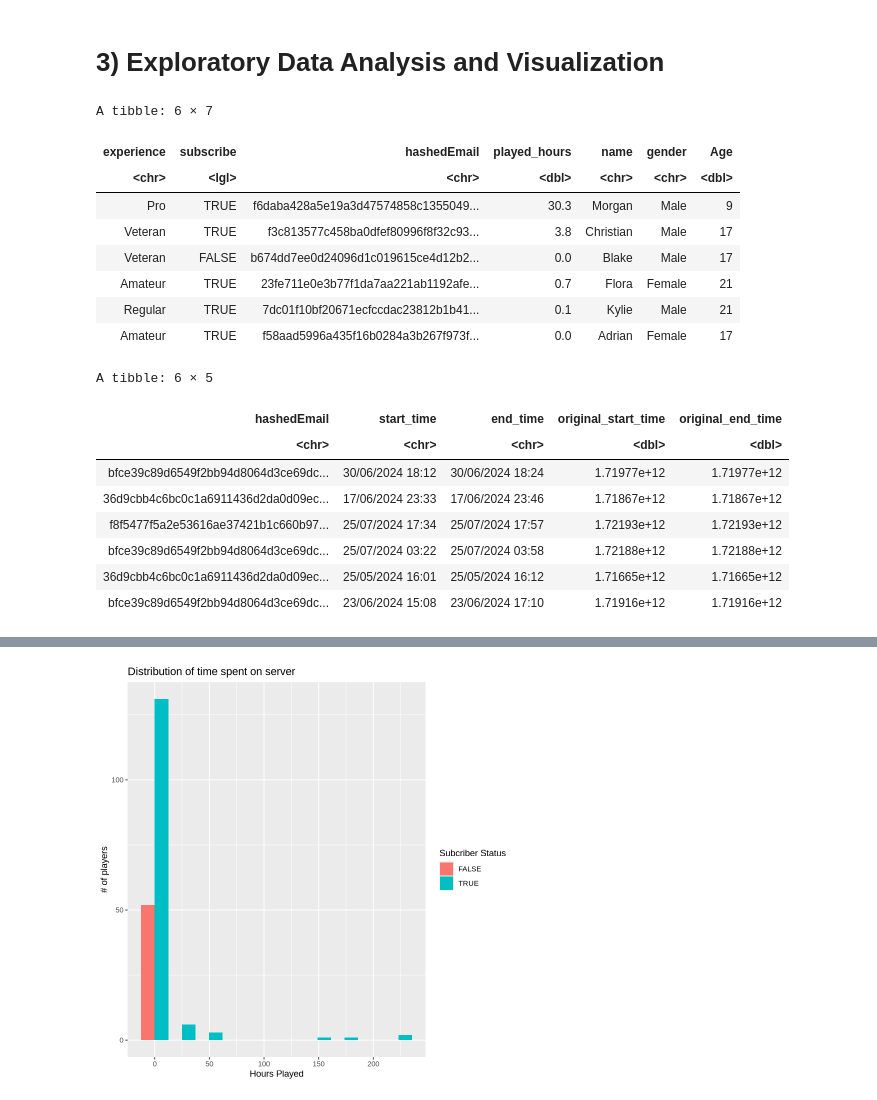
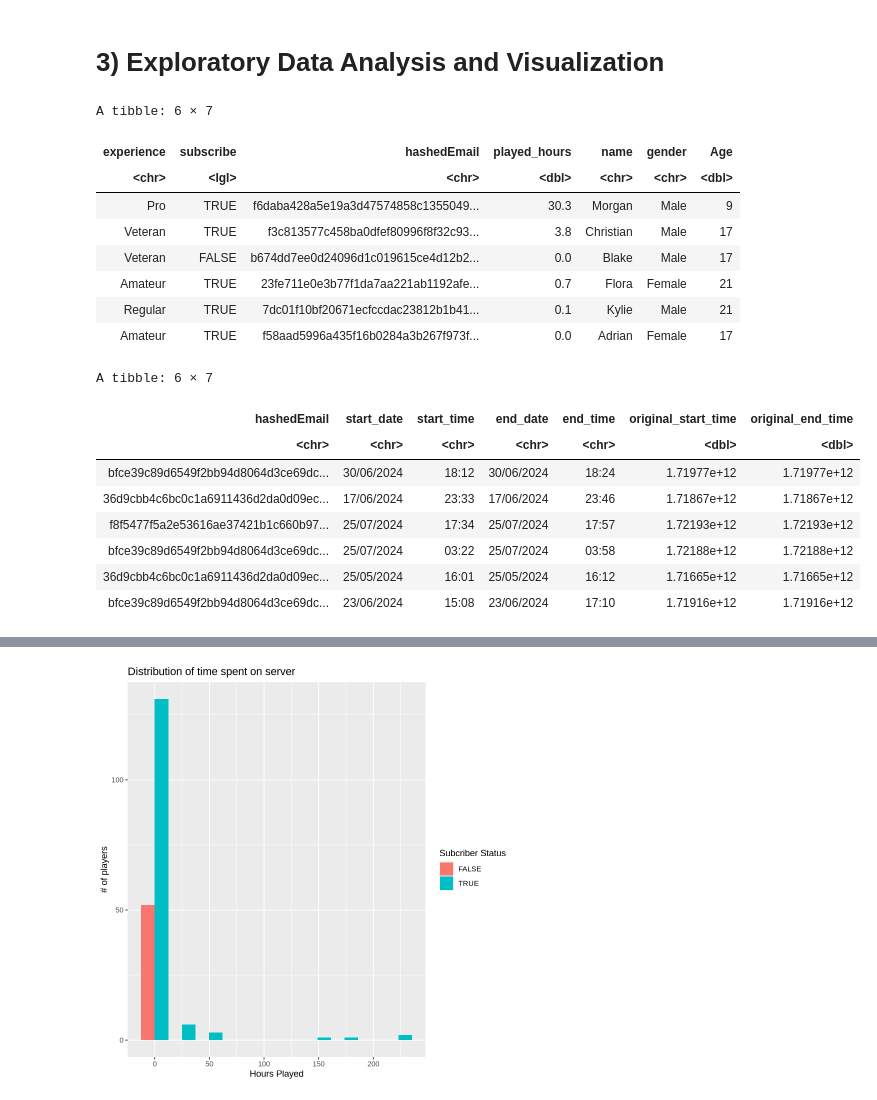
Before and after one commit to ellakiciman/dsci100_project_individual, a Jupyter notebook: project_individual.ipynb, the cells around one changed output, grey strips where cells are left out. Cells and saved outputs as stored; diff of their text form; code cells hidden in the pictures.

Commit message:
progress on data description +wrangling
mostly finished data description section, changed formatting to be cleaner. Also experimented with wrangling the sessions data to be slightly cleaner.

```diff
--- a/project_individual.ipynb
+++ b/project_individual.ipynb
@@ -83,26 +126,30 @@ A tibble: 7 × 2
 **Specific question:** Can age and time played on the server predict the subscription status of a player?
 # %% [markdown]
 # 3) Exploratory Data Analysis and Visualization
+# %%
+sessions_tidy <- sessions_data |>
+    separate(col = start_time, into = c("start_date", "start_time"), sep = " ") |>
+    separate(col = end_time, into = c("end_date", "end_time"), sep = " ")
 # %%
 #Showing that datasets can be loaded in
 head(players_data)
-head(sessions_data)
+head(sessions_tidy)
 # %% [output]
 A tibble: 6 × 7
 | experience | subscribe | hashedEmail | played_hours | name | gender | Age |
 | <chr> | <lgl> | <chr> | <dbl> | <chr> | <chr> | <dbl> |
 | Pro | TRUE | f6daba428a5e19a3d47574858c1355049... | 30.3 | Morgan | Male | 9 |
 | Veteran | TRUE | f3c813577c458ba0dfef80996f8f32c93... | 3.8 | Christian | Male | 17 |
 | Veteran | FALSE | b674dd7ee0d24096d1c019615ce4d12b2... | 0.0 | Blake | Male | 17 |
 | Amateur | TRUE | 23fe711e0e3b77f1da7aa221ab1192afe... | 0.7 | Flora | Female | 21 |
 | Regular | TRUE | 7dc01f10bf20671ecfccdac23812b1b41... | 0.1 | Kylie | Male | 21 |
 | Amateur | TRUE | f58aad5996a435f16b0284a3b267f973f... | 0.0 | Adrian | Female | 17 |
-A tibble: 6 × 5
+A tibble: 6 × 7
-| hashedEmail | start_time | end_time | original_start_time | original_end_time |
-| <chr> | <chr> | <chr> | <dbl> | <dbl> |
-| bfce39c89d6549f2bb94d8064d3ce69dc... | 30/06/2024 18:12 | 30/06/2024 18:24 | 1.71977e+12 | 1.71977e+12 |
-| 36d9cbb4c6bc0c1a6911436d2da0d09ec... | 17/06/2024 23:33 | 17/06/2024 23:46 | 1.71867e+12 | 1.71867e+12 |
-| f8f5477f5a2e53616ae37421b1c660b97... | 25/07/2024 17:34 | 25/07/2024 17:57 | 1.72193e+12 | 1.72193e+12 |
-| bfce39c89d6549f2bb94d8064d3ce69dc... | 25/07/2024 03:22 | 25/07/2024 03:58 | 1.72188e+12 | 1.72188e+12 |
-| 36d9cbb4c6bc0c1a6911436d2da0d09ec... | 25/05/2024 16:01 | 25/05/2024 16:12 | 1.71665e+12 | 1.71665e+12 |
-| bfce39c89d6549f2bb94d8064d3ce69dc... | 23/06/2024 15:08 | 23/06/2024 17:10 | 1.71916e+12 | 1.71916e+12 |
+| hashedEmail | start_date | start_time | end_date | end_time | original_start_time | original_end_time |
+| <chr> | <chr> | <chr> | <chr> | <chr> | <dbl> | <dbl> |
+| bfce39c89d6549f2bb94d8064d3ce69dc... | 30/06/2024 | 18:12 | 30/06/2024 | 18:24 | 1.71977e+12 | 1.71977e+12 |
+| 36d9cbb4c6bc0c1a6911436d2da0d09ec... | 17/06/2024 | 23:33 | 17/06/2024 | 23:46 | 1.71867e+12 | 1.71867e+12 |
+| f8f5477f5a2e53616ae37421b1c660b97... | 25/07/2024 | 17:34 | 25/07/2024 | 17:57 | 1.72193e+12 | 1.72193e+12 |
+| bfce39c89d6549f2bb94d8064d3ce69dc... | 25/07/2024 | 03:22 | 25/07/2024 | 03:58 | 1.72188e+12 | 1.72188e+12 |
+| 36d9cbb4c6bc0c1a6911436d2da0d09ec... | 25/05/2024 | 16:01 | 25/05/2024 | 16:12 | 1.71665e+12 | 1.71665e+12 |
+| bfce39c89d6549f2bb94d8064d3ce69dc... | 23/06/2024 | 15:08 | 23/06/2024 | 17:10 | 1.71916e+12 | 1.71916e+12 |
```
Also changed, not shown: parts of 2 cells of this notebook.
